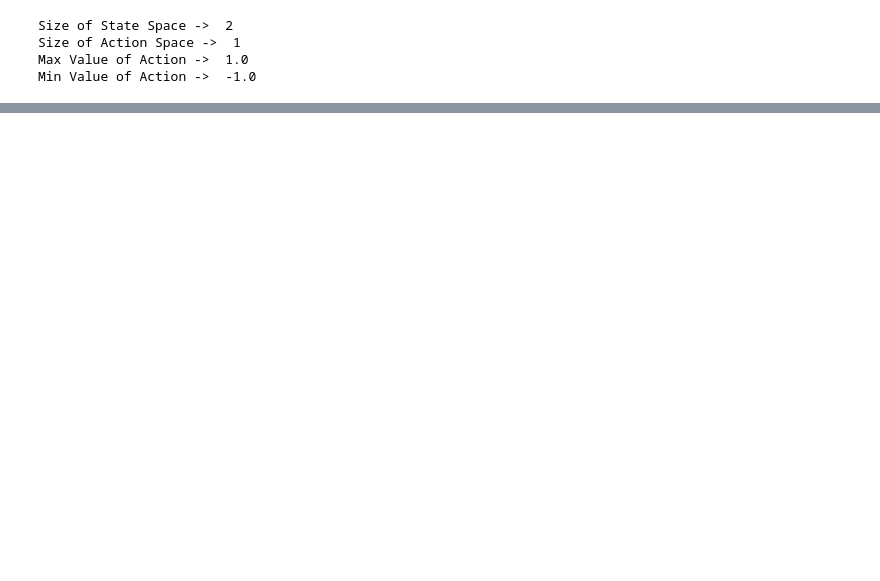
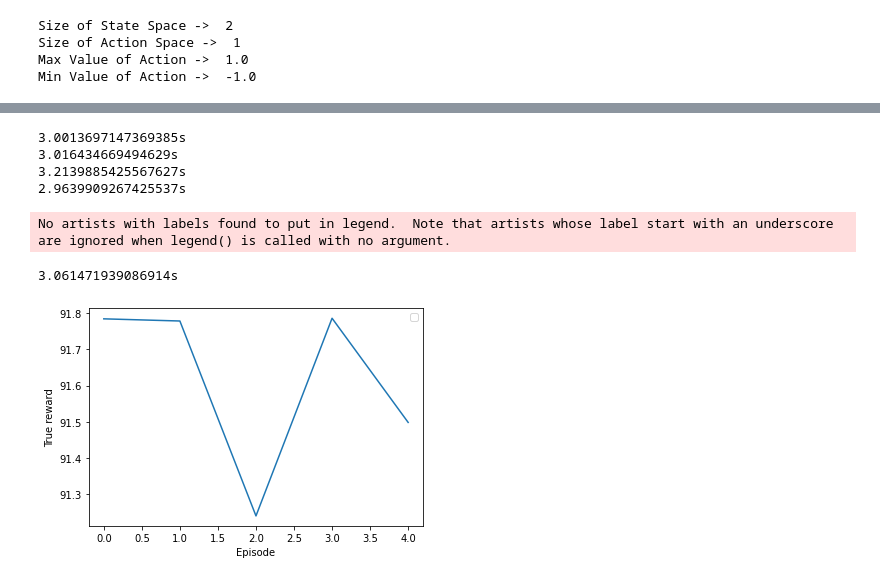
Before and after one commit to mnbvmnbv2/Mountain-Car, a Jupyter notebook: Car.ipynb, the cells around one changed output, grey strips where cells are left out. Cells and saved outputs as stored; diff of their text form; code cells hidden in the pictures; blank space fills up the shorter version.

Commit message:
Add test, save weights and buffer in agent

```diff
--- a/Car.ipynb
+++ b/Car.ipynb
@@ -376,0 +350,47 @@ Episode * 99 * Avg Reward is ==> 68.08004275222136 * true_avg_reward: 92.2574774
+# %%
+def test(total_episodes=100, actor_weights='Weights/car_actor-trial0.h5', render=False):
+    rewards = []
+
+    for ep in range(total_episodes):
+        ep_reward = 0
+
+        # Used for time benchmarking
+        before = time.time()
+
+        prev_state = env.reset()
+        agent = Agent(buffer_capacity=0, batch_size=0, std_dev=0,
+                critic_lr=0, actor_lr=0, gamma=0, tau=0)
+        agent.actor_model.load_weights(actor_weights)
+
+        while True:
+            if render:
+                env.render()
+
+            tf_prev_state = tf.expand_dims(tf.convert_to_tensor(prev_state), 0)
+
+            action = agent.policy(tf_prev_state, 0, use_noise=False)
+            state, reward, done, _ = env.step(action)
+
+            ep_reward += reward
+
+            if done:
+                print(str(time.time() - before) + 's')
+                rewards.append(ep_reward)
+                break
+
+            prev_state = state
+
+    plt.plot(rewards)
+    plt.xlabel("Episode")
+    plt.ylabel("True reward")
+    plt.show()
+# %%
+test(total_episodes=5, render=True)
+# %% [output]
+3.0013697147369385s
+3.016434669494629s
+3.2139885425567627s
+2.9639909267425537s
+No artists with labels found to put in legend.  Note that artists whose label start with an underscore are ignored when legend() is called with no argument.
+3.061471939086914s
+[figure, added]
```
Also changed, not shown: parts of 11 cells of this notebook.
